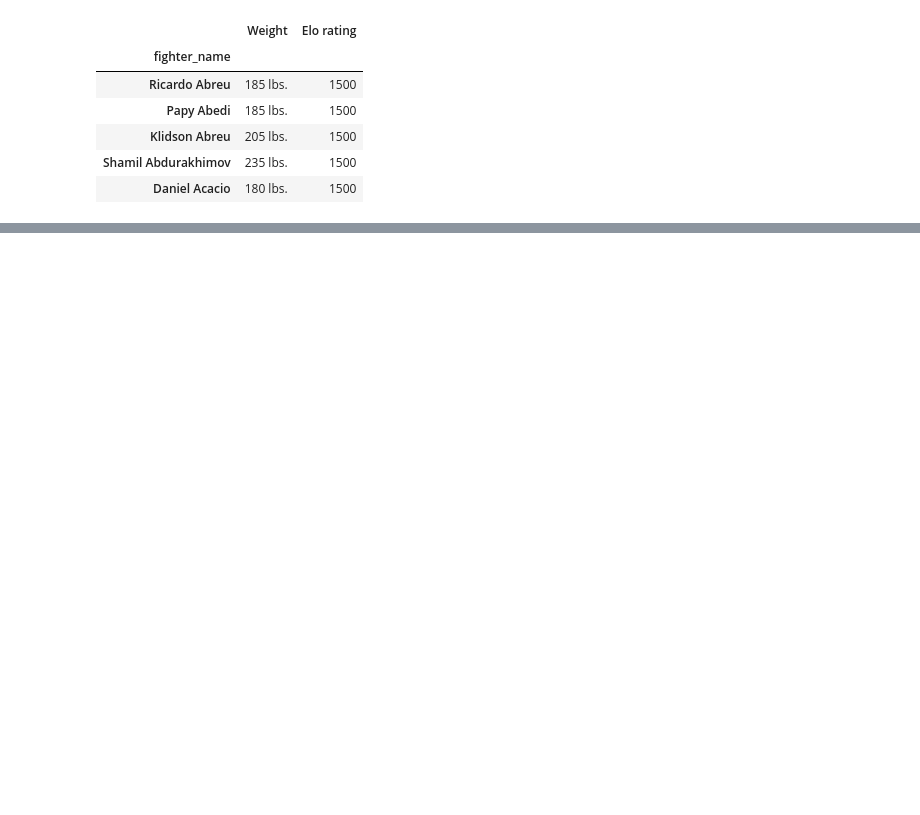
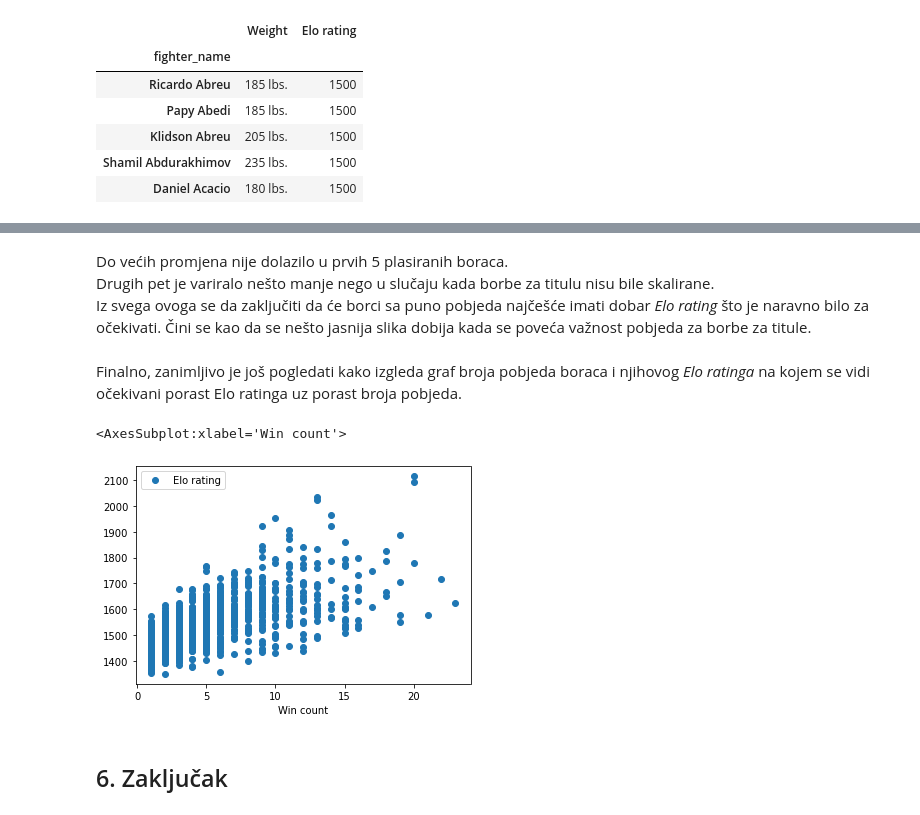
Before and after one commit to basioli-k/Elo-rating-for-UFC, a Jupyter notebook: Elo for UFC.ipynb, the cells around one changed output, grey strips where cells are left out. Cells and saved outputs as stored; diff of their text form; code cells hidden in the pictures; blank space fills up the shorter version.

```diff
--- a/Elo for UFC.ipynb
+++ b/Elo for UFC.ipynb
@@ -274,0 +406,3 @@ PMF priprema prvi studij u Hrvatskoj iz biomedicinske matematike
+# %%
+fdets_copy = fighter_details.copy()
+test_elo(fdets_copy, 72, 400, 2)
@@ -274,0 +422,14 @@ PMF priprema prvi studij u Hrvatskoj iz biomedicinske matematike
+# %% [markdown]
+Do većih promjena nije dolazilo u prvih 5 plasiranih boraca. <br>
+Drugih pet je variralo nešto manje nego u slučaju kada borbe za titulu nisu bile skalirane. <br>
+Iz svega ovoga se da zaključiti da će borci sa puno pobjeda najčešće imati dobar <i> Elo rating </i> što je naravno bilo za očekivati. Čini se kao da se nešto jasnija slika dobija kada se poveća važnost pobjeda za borbe za titule.
+# %% [markdown]
+Finalno, zanimljivo je još pogledati kako izgleda graf broja pobjeda boraca i njihovog <i> Elo ratinga </i> na kojem se vidi očekivani porast Elo ratinga uz porast broja pobjeda.
+# %%
+plot_df = most_wins.merge(fdets_copy, left_index=True, right_on='fighter_name')
+plot_df.plot(x='Win count', y='Elo rating', style='o')
+# %% [output]
+<AxesSubplot:xlabel='Win count'>
+[figure, added]
+# %% [markdown]
+## 6. Zaključak <a name="zakljucak"></a>
```
Also changed, not shown: parts of 84 cells of this notebook, 2 other files.
